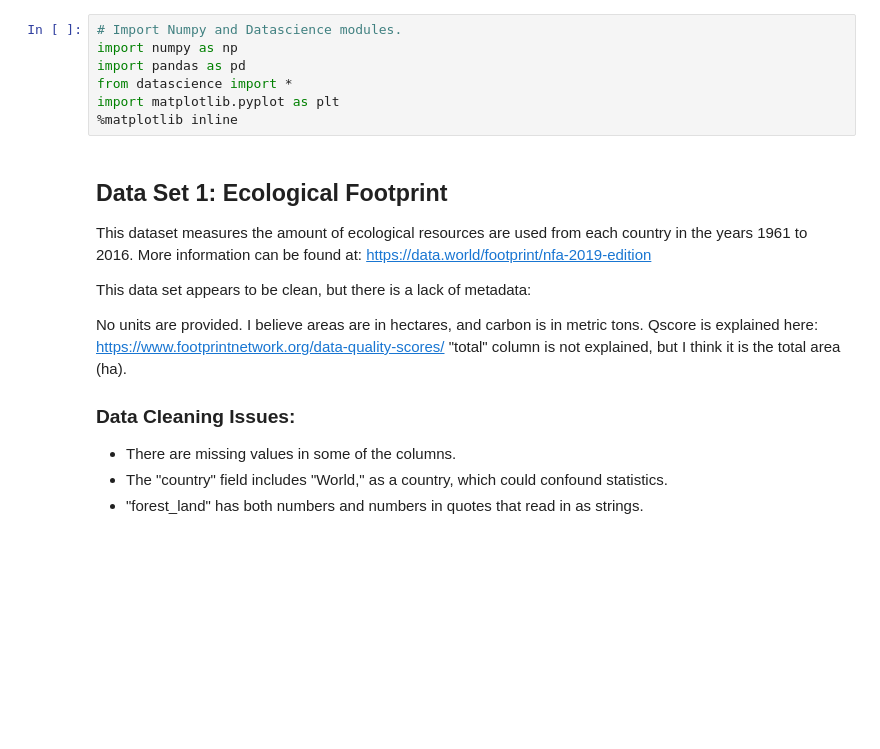
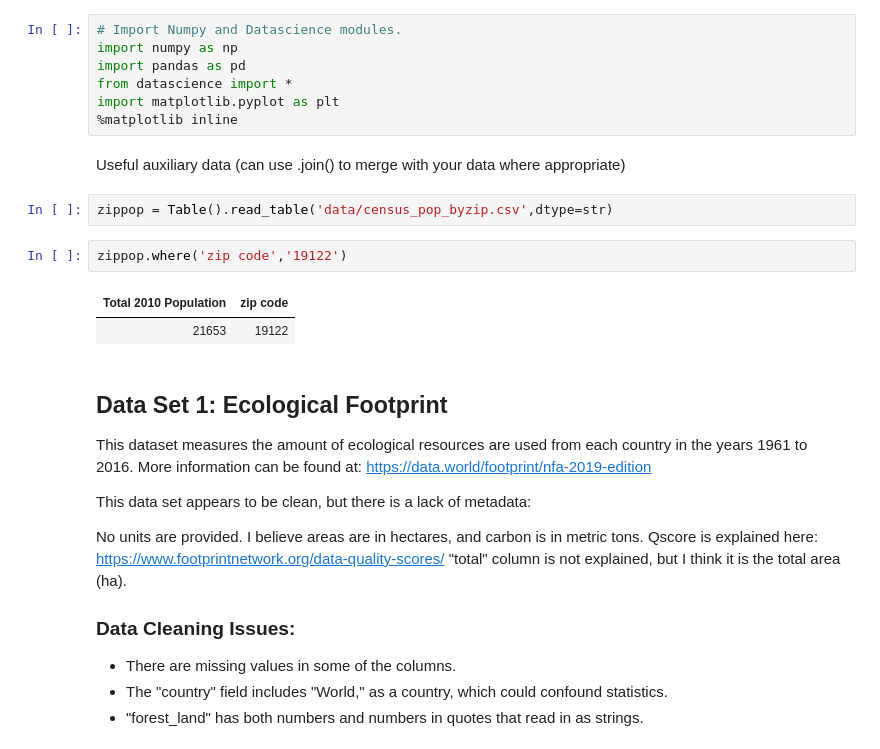
Before and after one commit to laserchemist/datascience, a Jupyter notebook: Fall 2024/Group-project/Group_Project_Datasets_Fall-2024.ipynb, the cells around one changed output. Cells and saved outputs as stored; diff of their text form; blank space fills up the shorter version.

Commit message:
Add population by zip code data to join

```diff
--- a/Fall 2024/Group-project/Group_Project_Datasets_Fall-2024.ipynb
+++ b/Fall 2024/Group-project/Group_Project_Datasets_Fall-2024.ipynb
@@ -20,6 +20,15 @@ import pandas as pd
 from datascience import *
 import matplotlib.pyplot as plt
 %matplotlib inline
+# %% [markdown]
+Useful auxiliary data (can use .join() to merge with your data where appropriate)
+# %%
+zippop = Table().read_table('data/census_pop_byzip.csv',dtype=str)
+# %%
+zippop.where('zip code','19122')
+# %% [output]
+| Total 2010 Population | zip code |
+| 21653 | 19122 |
 # %% [markdown]
 ## Data Set 1: Ecological Footprint
 This dataset measures the amount of ecological resources are used from each country in the years 1961 to 2016.  More information can be found at: https://data.world/footprint/nfa-2019-edition
```
Also changed, not shown: 1 other file.
